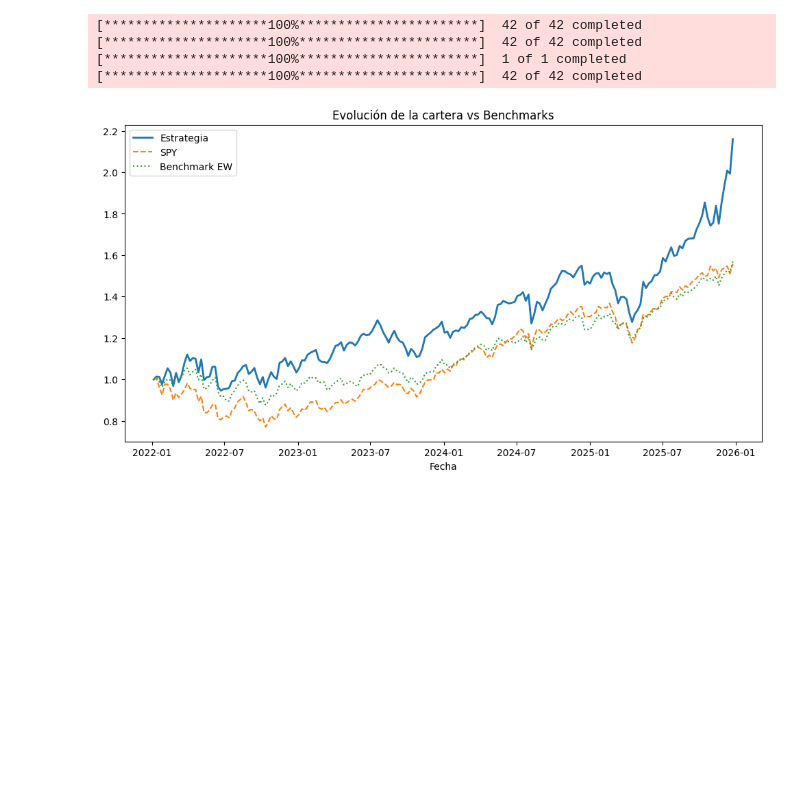
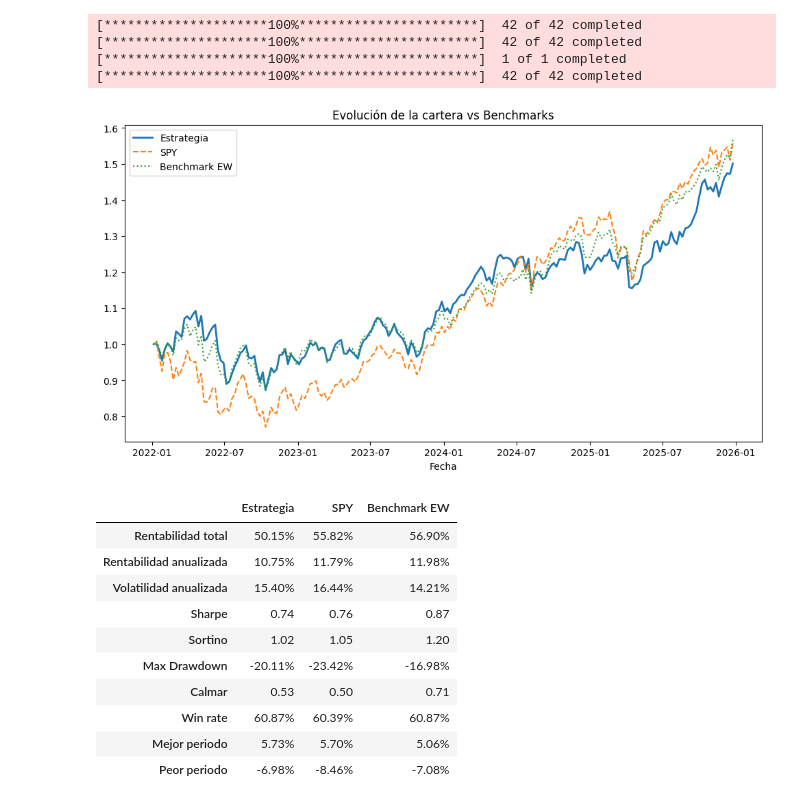
Before and after one commit to Javi-Puerta/Trabajo_gestion_cuantitativa, a Jupyter notebook: prueba_modelo2.ipynb, the cells around one changed output. Cells and saved outputs as stored; diff of their text form; code cells hidden in the pictures; blank space fills up the shorter version.

```diff
--- a/prueba_modelo2.ipynb
+++ b/prueba_modelo2.ipynb
@@ -15,25 +15,36 @@ tickers = df["Ticker"].dropna().astype(str).str.strip().unique().tolist()
 # %%
 universo = UniversoActivosEstatico(tickers=tickers)
 proveedor = YFinanceProvider()
-fe = FeatureEngineer(criterio=5, ticker_indice="SPY")
-modelo = RandomForestModel(positive_class_weight=2.0)
-estrategia = EstrategiaMLEquiponderada(modelo=modelo, n_activos_obj=5, umbral_salida=7)
+fe = FeatureEngineer(criterio="mediana", ticker_indice="SPY")
+modelo = RandomForestModel(positive_class_weight=1.5, n_estimators=700, max_depth=6)
+estrategia = EstrategiaMLEquiponderada(modelo=modelo, n_activos_obj=11, umbral_salida=22)
 # %%
 engine = BacktestEngine(
     universo=universo,
     proveedor=proveedor,
     feature_engineer=fe,
     estrategia=estrategia,
-    start_date="2020-01-01",
+    start_date="2017-01-01",
     end_date="2026-01-01",
-    len_ventana=2,
+    len_ventana=5,
     nominal=10000000
 )
 
 engine.print_results(bmks=["SPY"], bmk_equal_weight=tickers)
 # %% [output]
 [*********************100%***********************]  42 of 42 completed
 [*********************100%***********************]  42 of 42 completed
 [*********************100%***********************]  1 of 1 completed
 [*********************100%***********************]  42 of 42 completed
-[figure, old version]
+[figure, new version]
+|  | Estrategia | SPY | Benchmark EW |
+| Rentabilidad total | 50.15% | 55.82% | 56.90% |
+| Rentabilidad anualizada | 10.75% | 11.79% | 11.98% |
+| Volatilidad anualizada | 15.40% | 16.44% | 14.21% |
+| Sharpe | 0.74 | 0.76 | 0.87 |
+| Sortino | 1.02 | 1.05 | 1.20 |
+| Max Drawdown | -20.11% | -23.42% | -16.98% |
+| Calmar | 0.53 | 0.50 | 0.71 |
+| Win rate | 60.87% | 60.39% | 60.87% |
+| Mejor periodo | 5.73% | 5.70% | 5.06% |
+| Peor periodo | -6.98% | -8.46% | -7.08% |
```
Also changed, not shown: parts of 1 cell of this notebook, 3 other files.
